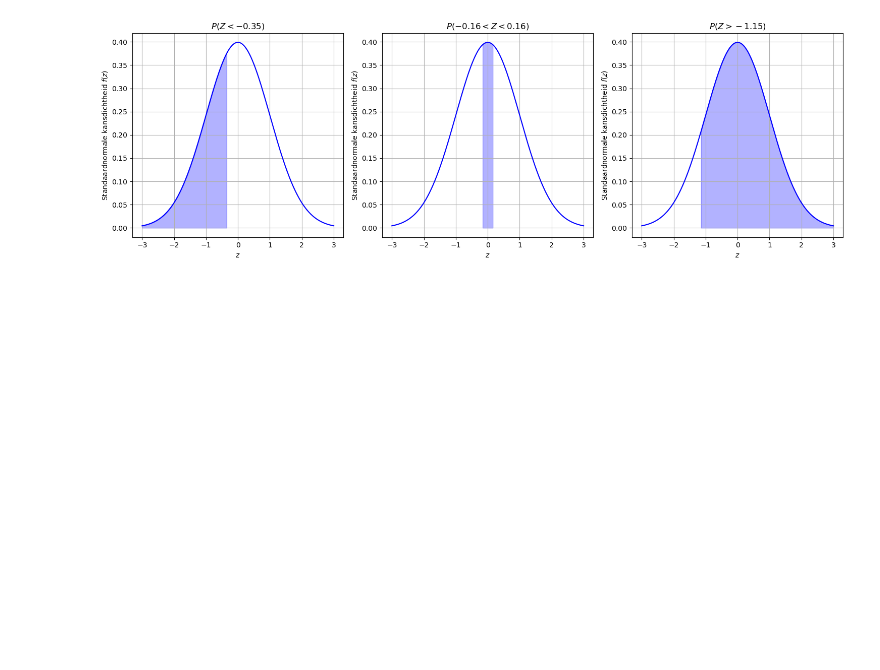
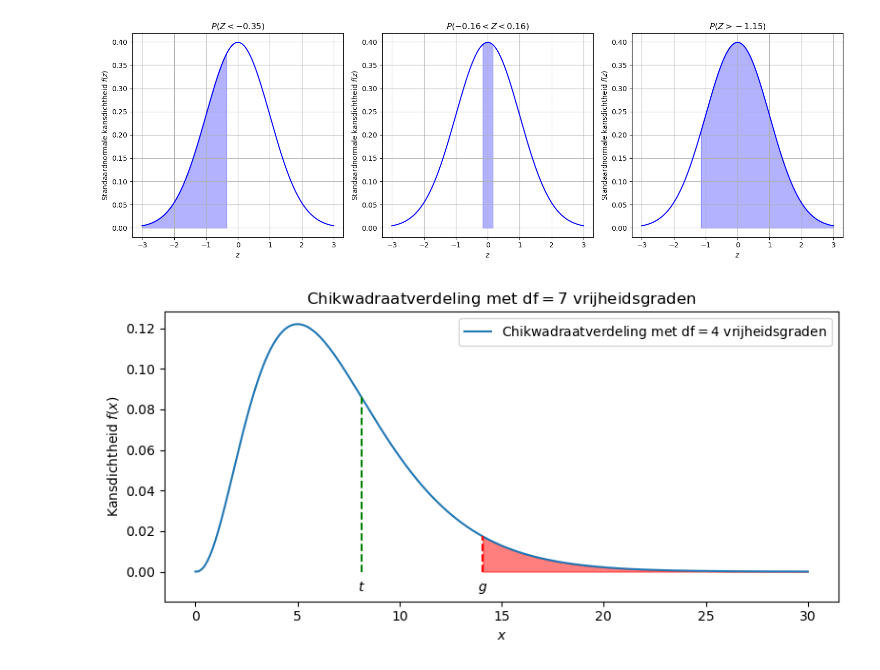
Before and after one commit to DBlom96/Statistiek, a Jupyter notebook: Python/visualisations.ipynb, the cells around one changed output. Cells and saved outputs as stored; diff of their text form; code cells hidden in the pictures; blank space fills up the shorter version.

```diff
--- a/Python/visualisations.ipynb
+++ b/Python/visualisations.ipynb
@@ -563,3 +563,38 @@ plt.tight_layout()
 plt.show()
 # %% [output]
 [figure]
+# %%
+import matplotlib.pyplot as plt
+import numpy as np
+from scipy.stats import chi2
+
+# Parameters
+df=7
+x = np.linspace(0, 30, 1000)
+y = chi2.pdf(x, df=df)
+maxy = max(y)
+
+# Kansberekening
+t = 8.1304
+x_val = chi2.ppf(0.95, df=df)
+# prob = 1 - chi2.cdf(x_val, df=df)
+
+# Plot
+plt.figure(figsize=(8, 4))
+plt.plot(x, y, label='Chikwadraatverdeling met df$=4$ vrijheidsgraden')
+plt.fill_between(x, y, where=(x >= x_val), color='red', alpha=0.5)
+plt.plot([t, t], [0, chi2.pdf(t, df=df)], color='green', linestyle='--')
+plt.plot([x_val, x_val], [0, chi2.pdf(x_val, df=df)], color='red', linestyle='--')
+
+plt.text(t, -0.08 * maxy, "$t$", ha="center")
+plt.text(x_val, -0.08 * maxy, "$g$",  ha="center")
+plt.title(f'Chikwadraatverdeling met df$={df}$ vrijheidsgraden')
+plt.xlabel('$x$')
+plt.ylabel('Kansdichtheid $f(x)$')
+plt.legend()
+plt.ylim(bottom=-0.12 * maxy)
+# plt.grid(True)
+plt.tight_layout()
+plt.show()
+# %% [output]
+[figure, added]
```
Also changed, not shown: parts of 1 cell of this notebook, 13 other files.
